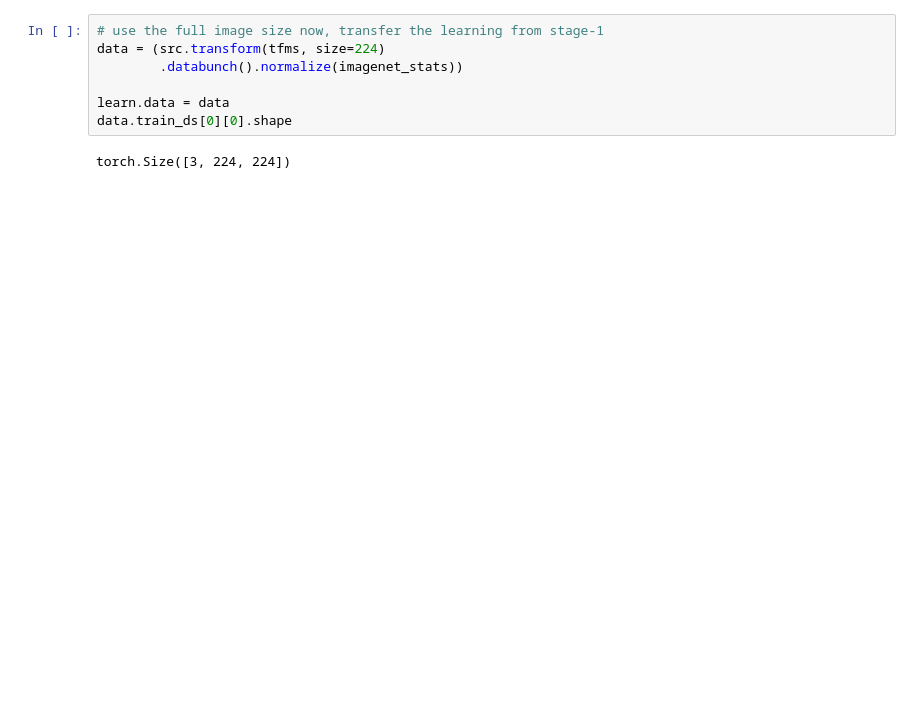
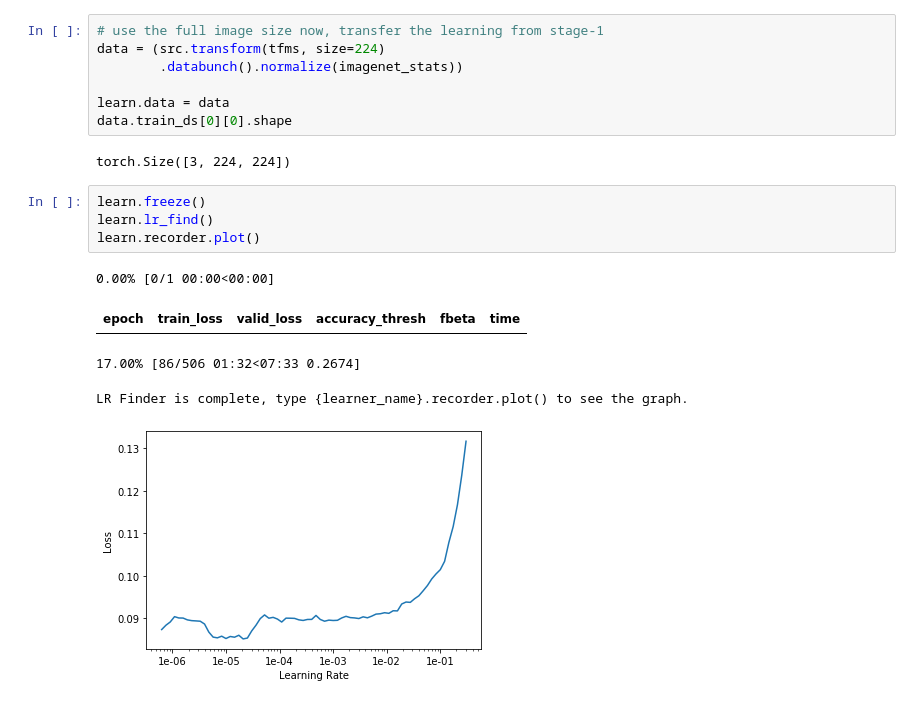
Before and after one commit to siddhantsangwan/amazon_classification, a Jupyter notebook: planet_amazon.ipynb, the cells around one changed output. Saved outputs shown, nothing was run; the diff lists cells and outputs as text; blank space fills up the shorter version.

```diff
--- a/planet_amazon.ipynb
+++ b/planet_amazon.ipynb
@@ -113,3 +114,13 @@ learn.data = data
 data.train_ds[0][0].shape
 # %% [output]
 torch.Size([3, 224, 224])
+# %%
+learn.freeze()
+learn.lr_find()
+learn.recorder.plot()
+# %% [output]
+0.00% [0/1 00:00<00:00]
+| epoch | train_loss | valid_loss | accuracy_thresh | fbeta | time |
+17.00% [86/506 01:32<07:33 0.2674]
+LR Finder is complete, type {learner_name}.recorder.plot() to see the graph.
+[figure, added]
```
Also changed, not shown: parts of 11 cells of this notebook.
